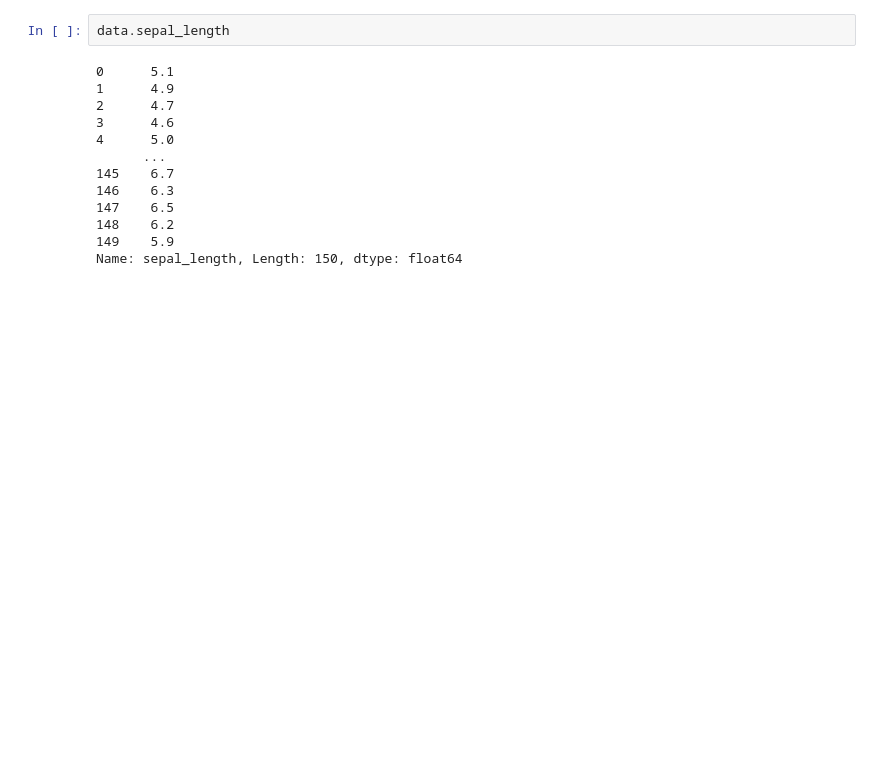
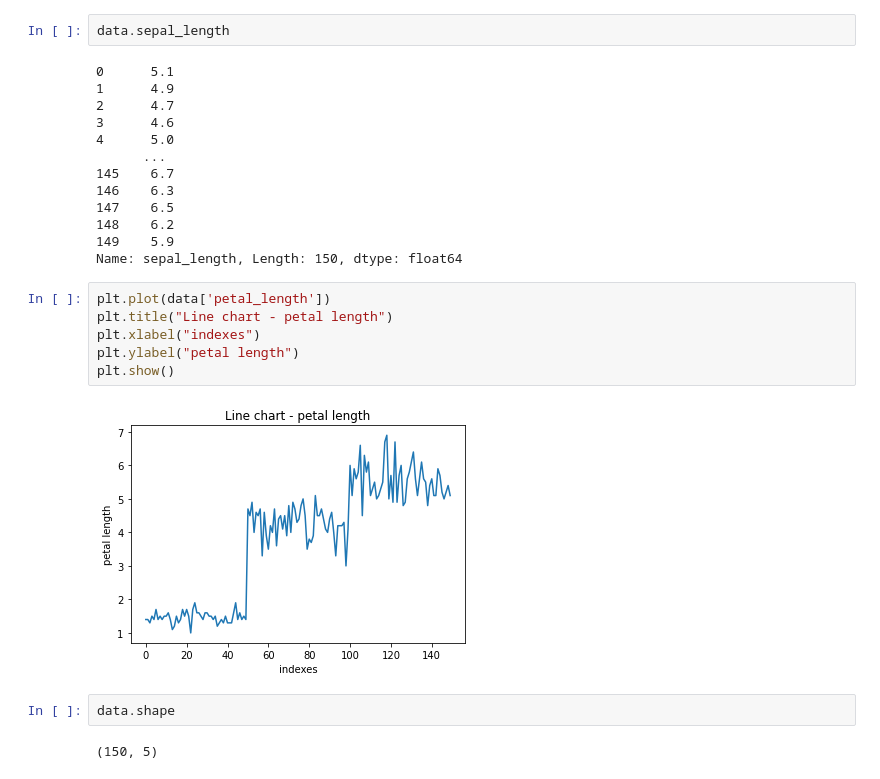
Before and after one commit to isathik/Day1-test, a Jupyter notebook: Day2.ipynb, the cells around one changed output. Saved outputs shown, nothing was run; the diff lists cells and outputs as text; blank space fills up the shorter version.

```diff
--- a/Day2.ipynb
+++ b/Day2.ipynb
@@ -69,3 +69,15 @@ data.sepal_length
 148    6.2
 149    5.9
 Name: sepal_length, Length: 150, dtype: float64
+# %%
+plt.plot(data['petal_length'])
+plt.title("Line chart - petal length")
+plt.xlabel("indexes")
+plt.ylabel("petal length")
+plt.show()
+# %% [output]
+[figure, added]
+# %%
+data.shape
+# %% [output]
+(150, 5)
```
